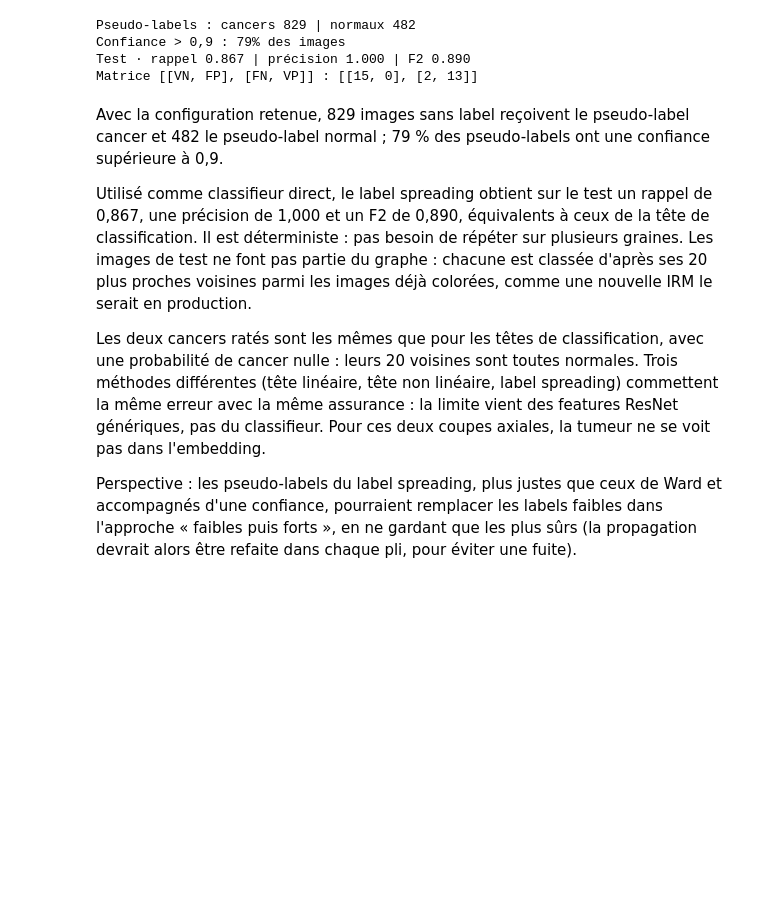
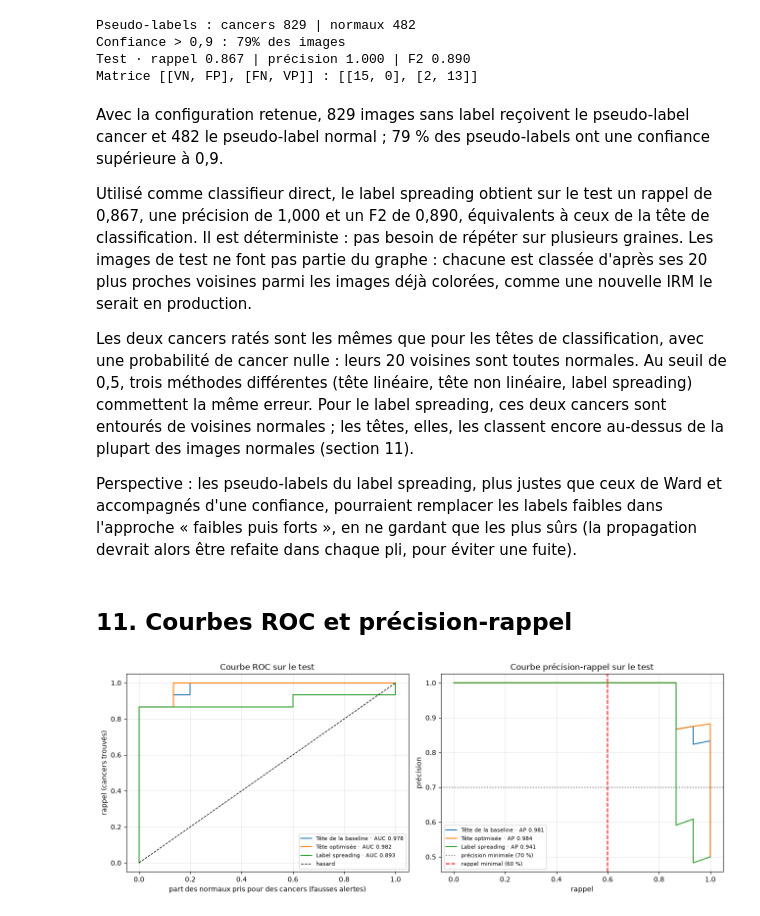
Before and after one commit to matthieudevivie/Projet-7---Labellisez-et-appliquez-des-approches-semi-supervisees-en-traitement-d-images, a Jupyter notebook: notebooks/04_semi_supervise.ipynb, the cells around one changed output. Drawn from its saved outputs; the diff is of its cells as text; code cells hidden in the pictures; blank space fills up the shorter version.

Commit message:
Courbes ROC et précision-rappel ; interprétation des cancers ratés nuancée

```diff
--- a/notebooks/04_semi_supervise.ipynb
+++ b/notebooks/04_semi_supervise.ipynb
@@ -794,6 +794,47 @@ Avec la configuration retenue, 829 images sans label reçoivent le pseudo-label
 
 Utilisé comme classifieur direct, le label spreading obtient sur le test un rappel de 0,867, une précision de 1,000 et un F2 de 0,890, équivalents à ceux de la tête de classification. Il est déterministe : pas besoin de répéter sur plusieurs graines. Les images de test ne font pas partie du graphe : chacune est classée d'après ses 20 plus proches voisines parmi les images déjà colorées, comme une nouvelle IRM le serait en production.
 
-Les deux cancers ratés sont les mêmes que pour les têtes de classification, avec une probabilité de cancer nulle : leurs 20 voisines sont toutes normales. Trois méthodes différentes (tête linéaire, tête non linéaire, label spreading) commettent la même erreur avec la même assurance : la limite vient des features ResNet génériques, pas du classifieur. Pour ces deux coupes axiales, la tumeur ne se voit pas dans l'embedding.
+Les deux cancers ratés sont les mêmes que pour les têtes de classification, avec une probabilité de cancer nulle : leurs 20 voisines sont toutes normales. Au seuil de 0,5, trois méthodes différentes (tête linéaire, tête non linéaire, label spreading) commettent la même erreur. Pour le label spreading, ces deux cancers sont entourés de voisines normales ; les têtes, elles, les classent encore au-dessus de la plupart des images normales (section 11).
 
 Perspective : les pseudo-labels du label spreading, plus justes que ceux de Ward et accompagnés d'une confiance, pourraient remplacer les labels faibles dans l'approche « faibles puis forts », en ne gardant que les plus sûrs (la propagation devrait alors être refaite dans chaque pli, pour éviter une fuite).
+# %% [markdown]
+## 11. Courbes ROC et précision-rappel
+# %%
+from sklearn.metrics import roc_curve, roc_auc_score, precision_recall_curve, average_precision_score
+
+def proba_test_tete(cachee, dropout, lr, wd, epoques, graine=0):
+    """Entraîne une tête sur les 69 images fortes et renvoie sa probabilité « cancer » pour chaque image du test."""
+    tete = creer_tete(graine=graine, cachee=cachee, dropout=dropout)
+    entrainer(tete, X_fort, y_fort, epoques=epoques, lr=lr, graine=graine, weight_decay=wd)
+    tete.eval()
+    with torch.no_grad():
+        return torch.softmax(tete(torch.tensor(X_test, dtype=torch.float32)), dim=1)[:, 1].numpy()
+
+probas = {
+    "Tête de la baseline": proba_test_tete(None, 0.0, 1e-3, 1e-4, 50),
+    "Tête optimisée": proba_test_tete(CACHEE, DROPOUT, LR, L2, EPOQUES),
+    "Label spreading": ls_final.predict_proba(Z_test)[:, 1],
+}
+
+fig, (ax1, ax2) = plt.subplots(1, 2, figsize=(13, 5))
+for nom, p in probas.items():
+    fpr, tpr, _ = roc_curve(y_test, p)
+    ax1.plot(fpr, tpr, label=f"{nom} · AUC {roc_auc_score(y_test, p):.3f}")
+    precision, rappel, _ = precision_recall_curve(y_test, p)
+    ax2.plot(rappel, precision, label=f"{nom} · AP {average_precision_score(y_test, p):.3f}")
+ax1.plot([0, 1], [0, 1], "k--", linewidth=1, label="hasard")
+ax1.set_xlabel("part des normaux pris pour des cancers (fausses alertes)")
+ax1.set_ylabel("rappel (cancers trouvés)")
+ax1.set_title("Courbe ROC sur le test")
+ax2.axhline(0.70, color="gray", linestyle=":", label="précision minimale (70 %)")
+ax2.axvline(0.60, color="red", linestyle="--", label="rappel minimal (60 %)")
+ax2.set_xlabel("rappel")
+ax2.set_ylabel("précision")
+ax2.set_title("Courbe précision-rappel sur le test")
+for ax in (ax1, ax2):
+    ax.legend(fontsize=8)
+    ax.grid(alpha=0.3)
+plt.tight_layout()
+plt.show()
+# %% [output]
+[figure, added]
```
Also changed, not shown: parts of 6 cells of this notebook.
